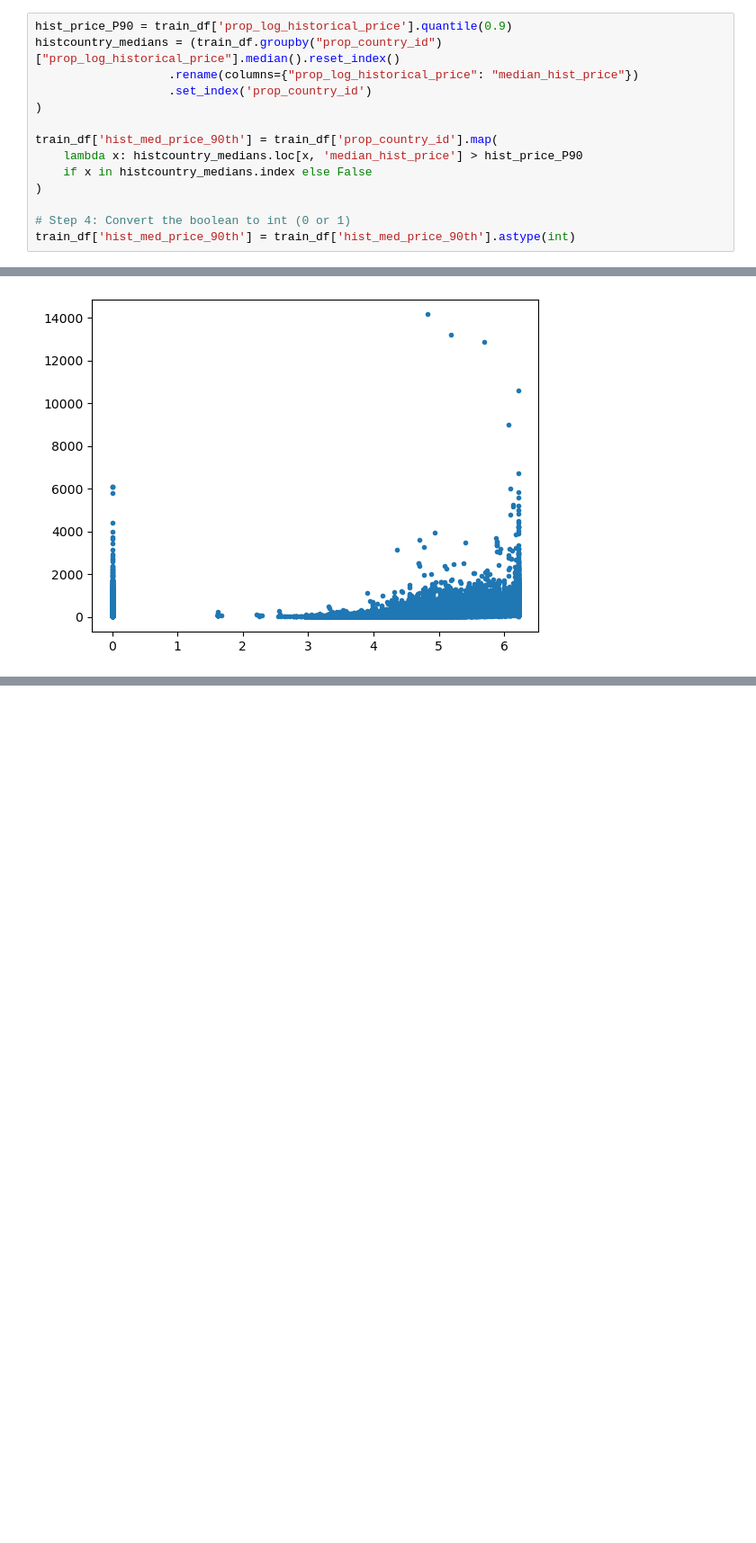
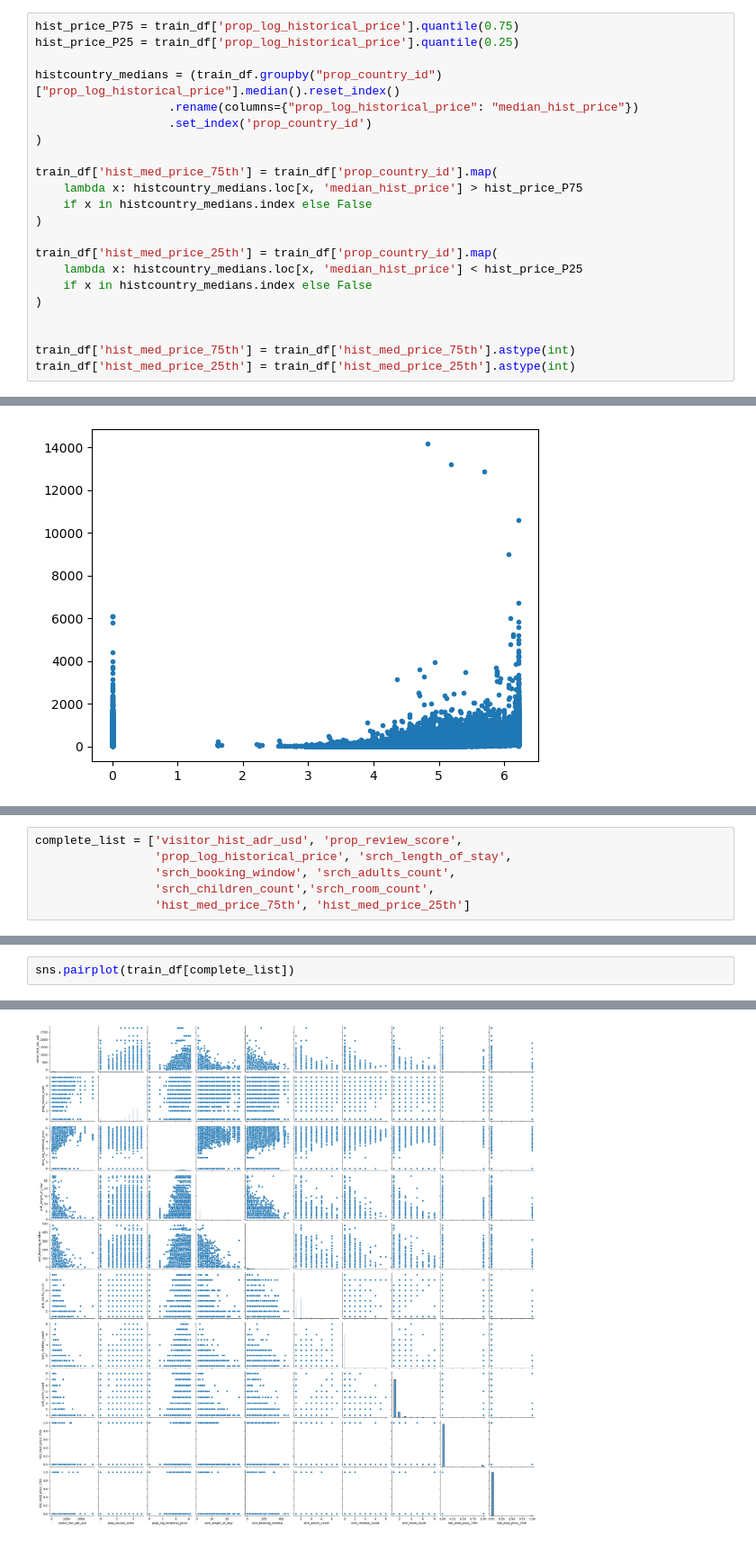
Before and after one commit to yzhao2433/expediaAnalysis, a Jupyter notebook: milestone2.ipynb, the cells around one changed output, grey strips where cells are left out. Shown at 90% size. Saved outputs shown, nothing was run; the diff lists cells and outputs as text; blank space fills up the shorter version.

```diff
--- a/milestone2.ipynb
+++ b/milestone2.ipynb
@@ -240,19 +242,27 @@ plt.show()
 # %% [markdown]
 When we aggregate based on country, it seems relatively consistent, so if we include country in our regression as a control, we can account for the fundamental differences between the various countries.
 # %%
-hist_price_P90 = train_df['prop_log_historical_price'].quantile(0.9)
+hist_price_P75 = train_df['prop_log_historical_price'].quantile(0.75)
+hist_price_P25 = train_df['prop_log_historical_price'].quantile(0.25)
+
 histcountry_medians = (train_df.groupby("prop_country_id")["prop_log_historical_price"].median().reset_index()
                    .rename(columns={"prop_log_historical_price": "median_hist_price"})
                    .set_index('prop_country_id')
 )
 
-train_df['hist_med_price_90th'] = train_df['prop_country_id'].map(
-    lambda x: histcountry_medians.loc[x, 'median_hist_price'] > hist_price_P90
+train_df['hist_med_price_75th'] = train_df['prop_country_id'].map(
+    lambda x: histcountry_medians.loc[x, 'median_hist_price'] > hist_price_P75
     if x in histcountry_medians.index else False
 )
 
-# Step 4: Convert the boolean to int (0 or 1)
-train_df['hist_med_price_90th'] = train_df['hist_med_price_90th'].astype(int)
+train_df['hist_med_price_25th'] = train_df['prop_country_id'].map(
+    lambda x: histcountry_medians.loc[x, 'median_hist_price'] < hist_price_P25
+    if x in histcountry_medians.index else False
+)
+
+
+train_df['hist_med_price_75th'] = train_df['hist_med_price_75th'].astype(int)
+train_df['hist_med_price_25th'] = train_df['hist_med_price_25th'].astype(int)
 # %%
 train_df.head()
 # %% [output]
@@ -269,0 +292,6 @@ plt.plot(train_df["prop_log_historical_price"], train_df["price_usd"], ".")
+# %%
+complete_list = ['visitor_hist_adr_usd', 'prop_review_score',
+                 'prop_log_historical_price', 'srch_length_of_stay',
+                 'srch_booking_window', 'srch_adults_count',
+                 'srch_children_count','srch_room_count',
+                 'hist_med_price_75th', 'hist_med_price_25th']
@@ -269,0 +447,3 @@ plt.plot(train_df["prop_log_historical_price"], train_df["price_usd"], ".")
+# %%
+sns.pairplot(train_df[complete_list])
+# %% [output]
@@ -269,0 +451 @@ plt.plot(train_df["prop_log_historical_price"], train_df["price_usd"], ".")
+[figure, added]
```
Also changed, not shown: parts of 18 cells of this notebook.
